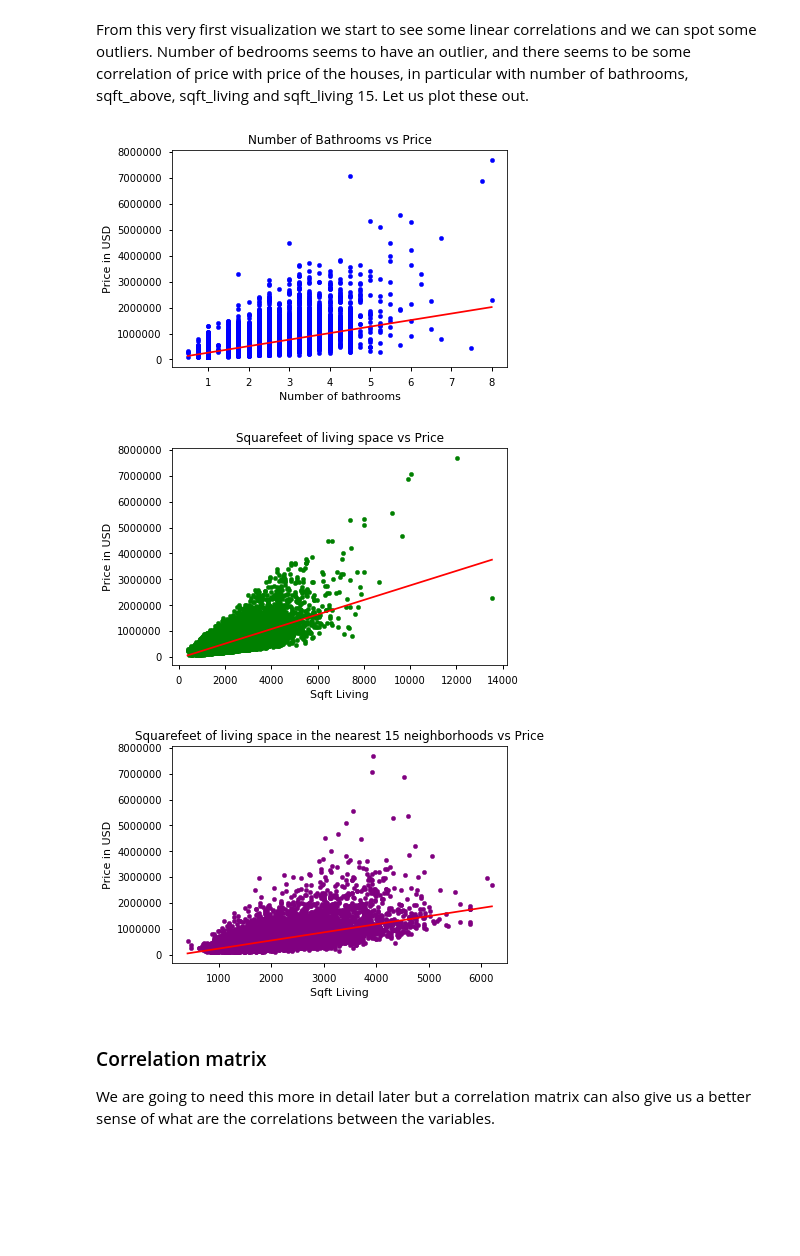
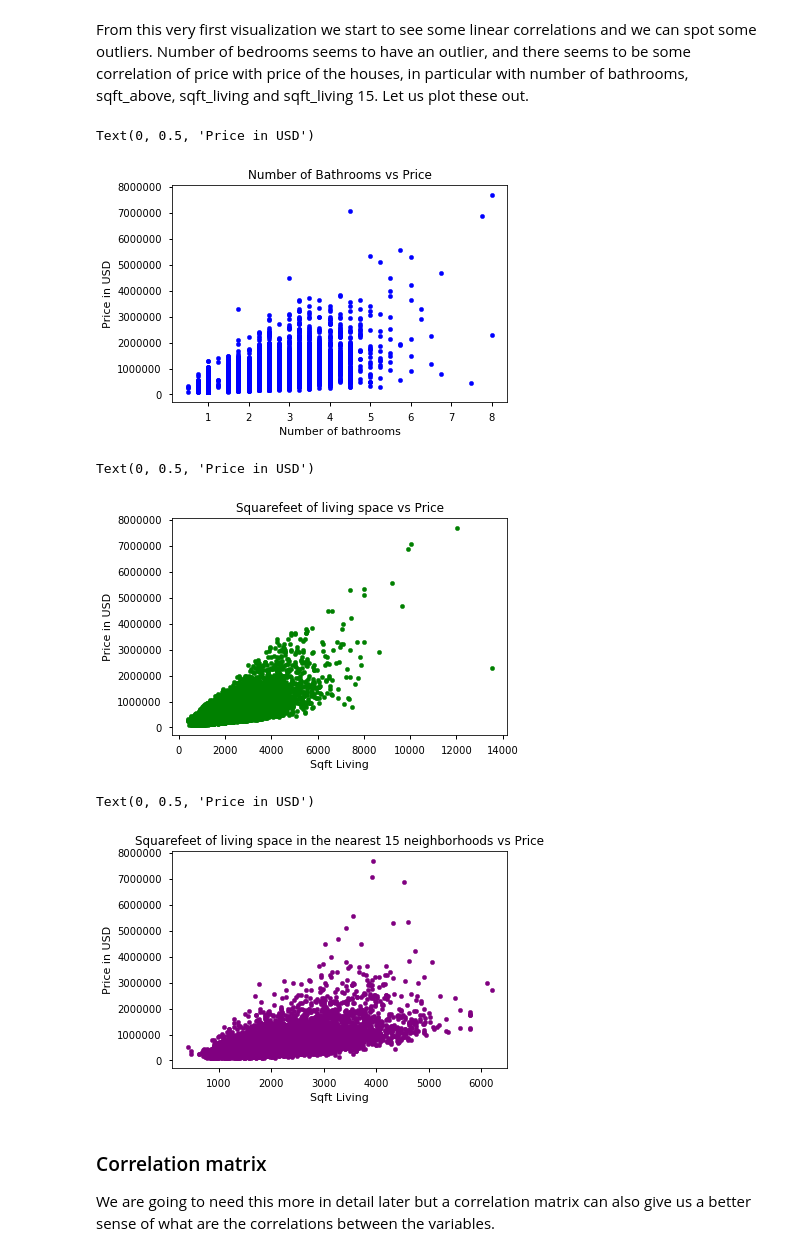
Before and after one commit to MNLKuzmin/dsc-phase-2-project-v2-3, a Jupyter notebook: student.ipynb, the cells around one changed output. Drawn from its saved outputs; the diff is of its cells as text; code cells hidden in the pictures; blank space fills up the shorter version.

```diff
--- a/student.ipynb
+++ b/student.ipynb
@@ -208,30 +208,33 @@ Let us plot these out.
 # %%
 ax=df.plot.scatter(x='bathrooms',y='price',color='blue')
 ax.set_title("Number of Bathrooms vs Price")
 ax.set_xlabel("Number of bathrooms")
 ax.set_ylabel("Price in USD")
-plt.plot(np.unique(df['bathrooms']), np.poly1d(np.polyfit(df['bathrooms'],\
-                    df['price'], 1))(np.unique(df['bathrooms'])), color='red');
+#plt.plot(np.unique(df['bathrooms']), np.poly1d(np.polyfit(df['bathrooms'],\
+#                    df['price'], 1))(np.unique(df['bathrooms'])), color='red');
 # %% [output]
+Text(0, 0.5, 'Price in USD')
-[figure, old version]
+[figure, new version]
 # %%
 ax=df.plot.scatter(x='sqft_living',y='price',color='green')
 ax.set_title("Squarefeet of living space vs Price")
 ax.set_xlabel("Sqft Living")
 ax.set_ylabel("Price in USD")
-plt.plot(np.unique(df['sqft_living']), np.poly1d(np.polyfit(df['sqft_living'],\
-                    df['price'], 1))(np.unique(df['sqft_living'])), color='red');
+#plt.plot(np.unique(df['sqft_living']), np.poly1d(np.polyfit(df['sqft_living'],\
+#                    df['price'], 1))(np.unique(df['sqft_living'])), color='red');
 # %% [output]
+Text(0, 0.5, 'Price in USD')
-[figure, old version]
+[figure, new version]
 # %%
 ax=df.plot.scatter(x='sqft_living15',y='price',color='purple')
 ax.set_title("Squarefeet of living space in the nearest 15 neighborhoods vs Price")
 ax.set_xlabel("Sqft Living")
 ax.set_ylabel("Price in USD")
-plt.plot(np.unique(df['sqft_living15']), np.poly1d(np.polyfit(df['sqft_living15'],\
-                    df['price'], 1))(np.unique(df['sqft_living15'])), color='red');
+#plt.plot(np.unique(df['sqft_living15']), np.poly1d(np.polyfit(df['sqft_living15'],\
+#                    df['price'], 1))(np.unique(df['sqft_living15'])), color='red');
 # %% [output]
+Text(0, 0.5, 'Price in USD')
-[figure, old version]
+[figure, new version]
 # %% [markdown]
 ### Correlation matrix
 We are going to need this more in detail later but a correlation matrix can also give us a better sense of what are the correlations between the variables.
```
Also changed, not shown: parts of 56 cells of this notebook.
